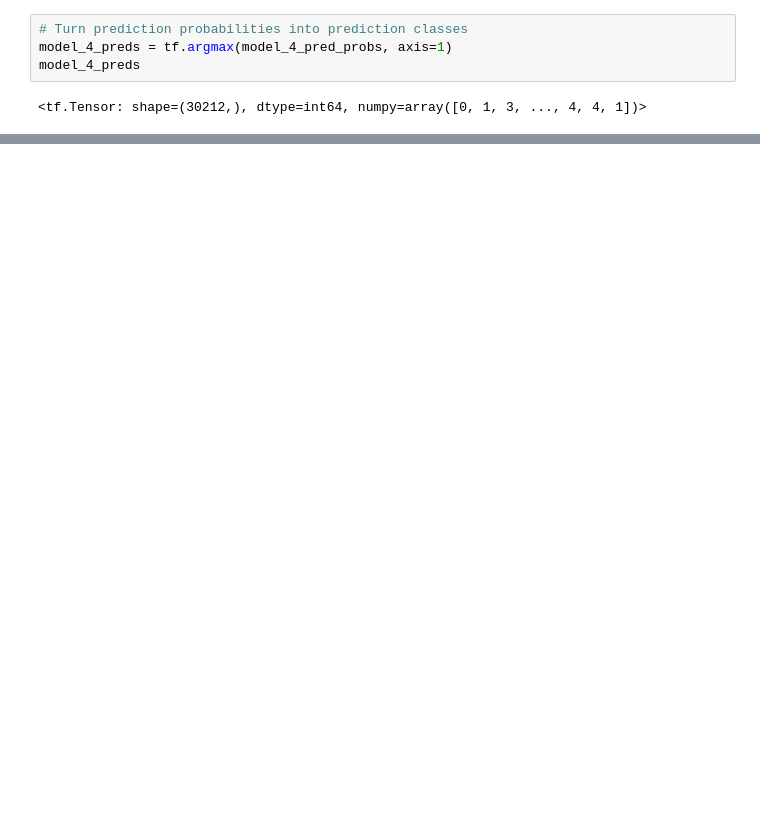
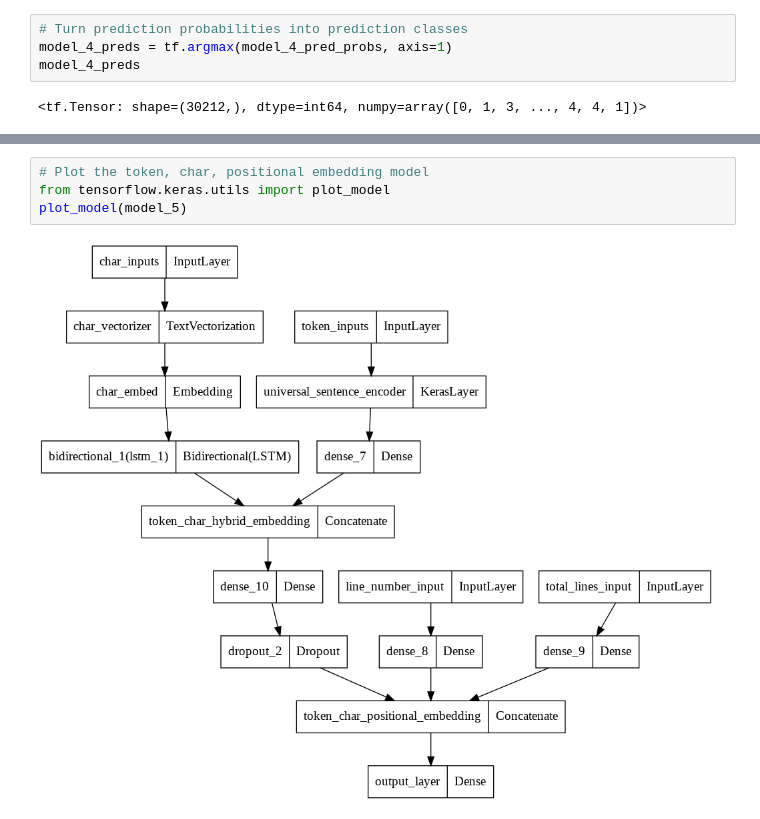
Before and after one commit to Kennedy87670/NLP, a Jupyter notebook: Skimlit_nlp.ipynb, the cells around one changed output, grey strips where cells are left out. Saved outputs shown, nothing was run; the diff lists cells and outputs as text; blank space fills up the shorter version.

Commit message:
comparison all models

```diff
--- a/Skimlit_nlp.ipynb
+++ b/Skimlit_nlp.ipynb
@@ -1124,0 +1332,6 @@ model_4_results
+# %%
+# Plot the token, char, positional embedding model
+from tensorflow.keras.utils import plot_model
+plot_model(model_5)
+# %% [output]
+[figure, added]
```
Also changed, not shown: parts of 55 cells of this notebook.
